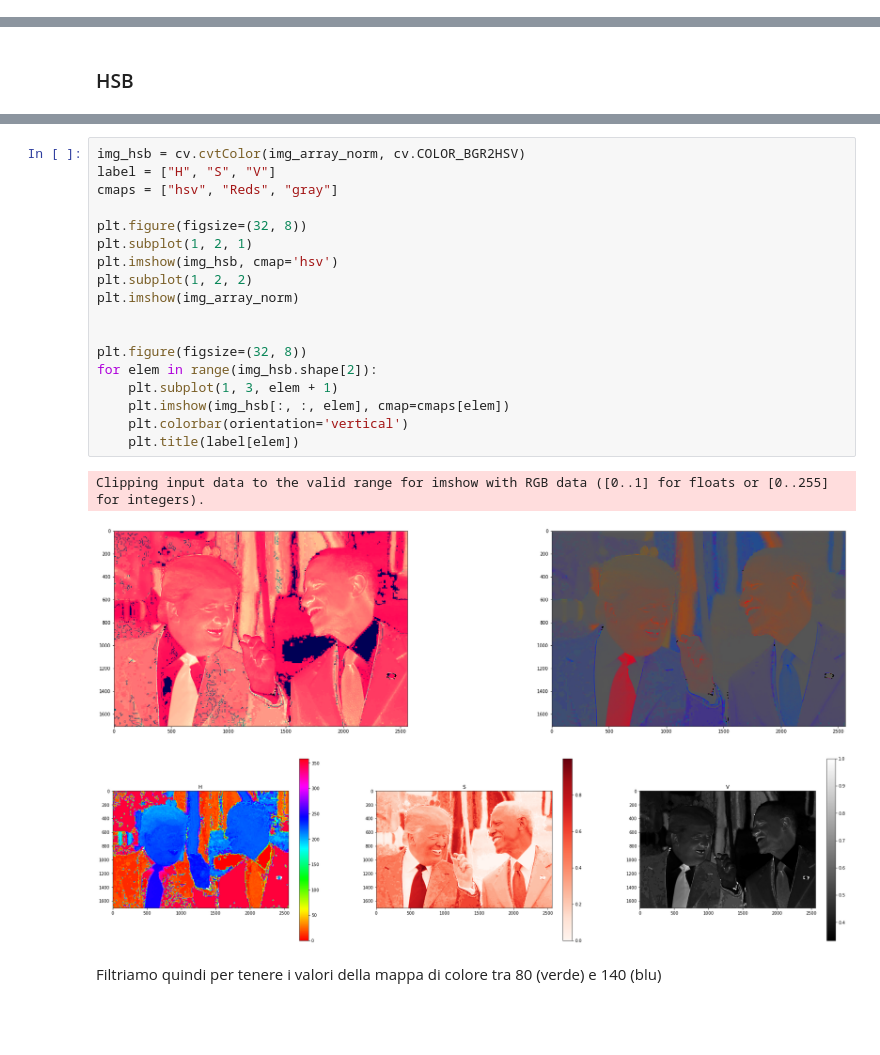
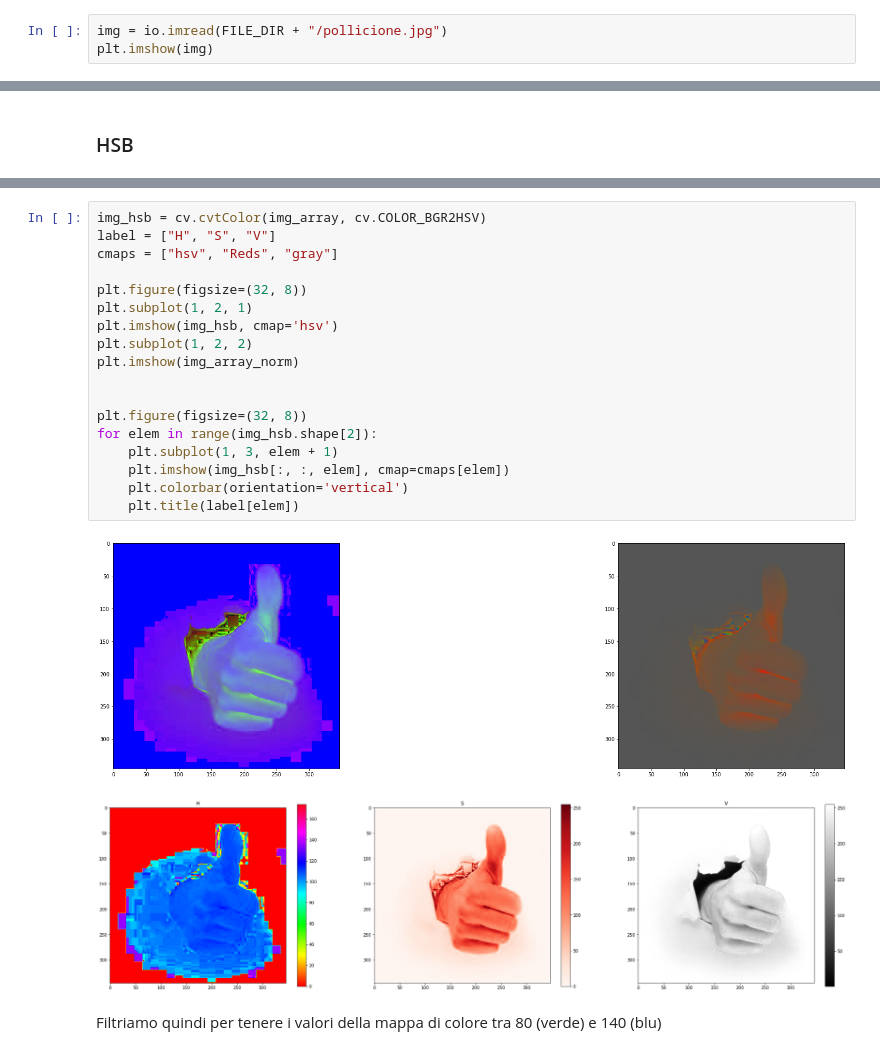
Before and after one commit to lucab1705/Skin_Detection, a Jupyter notebook: SkinDetection.ipynb, the cells around one changed output, grey strips where cells are left out. Saved outputs shown, nothing was run; the diff lists cells and outputs as text; blank space fills up the shorter version.

```diff
--- a/SkinDetection.ipynb
+++ b/SkinDetection.ipynb
@@ -50,3 +50,6 @@ with os.scandir(FILE_DIR+"/skin/") as direct:
 '''
 # %% [output]
 '\nwith os.scandir(FILE_DIR+"/skin/") as direct:\n    for file in direct:\n        plt.figure(figsize=(32, 8))\n        plt.suptitle(file.name)\n        skin_img = io.imread(FILE_DIR + "/skin/" + file ...
+# %%
+img = io.imread(FILE_DIR + "/pollicione.jpg")
+plt.imshow(img)
@@ -115,27 +119,26 @@ with os.scandir(FILE_DIR+"/skin/") as direct:
 # %% [output]
 '\nwith os.scandir(FILE_DIR+"/skin/") as direct:\n    for file in direct:\n        plt.figure(figsize=(32, 4))\n        plt.suptitle(file.name)\n        skin_img = io.imread(FILE_DIR + "/skin/" + file ...
 # %%
-img_hsb = cv.cvtColor(img_array_norm, cv.COLOR_BGR2HSV)
+img_hsb = cv.cvtColor(img_array, cv.COLOR_BGR2HSV)
 label = ["H", "S", "V"]
 cmaps = ["hsv", "Reds", "gray"]
 
 plt.figure(figsize=(32, 8))
 plt.subplot(1, 2, 1)
 plt.imshow(img_hsb, cmap='hsv')
 plt.subplot(1, 2, 2)
 plt.imshow(img_array_norm)
 
 
 plt.figure(figsize=(32, 8))
 for elem in range(img_hsb.shape[2]):
     plt.subplot(1, 3, elem + 1)
     plt.imshow(img_hsb[:, :, elem], cmap=cmaps[elem])
     plt.colorbar(orientation='vertical')
     plt.title(label[elem])
 # %% [output]
-Clipping input data to the valid range for imshow with RGB data ([0..1] for floats or [0..255] for integers).
-[figure, old version]
+[figure, new version]
-[figure, old version]
+[figure, new version]
 # %% [markdown]
 Filtriamo quindi per tenere i valori della mappa di colore tra 80 (verde) e
 140 (blu)
```
Also changed, not shown: parts of 8 cells of this notebook, 5 other files.
